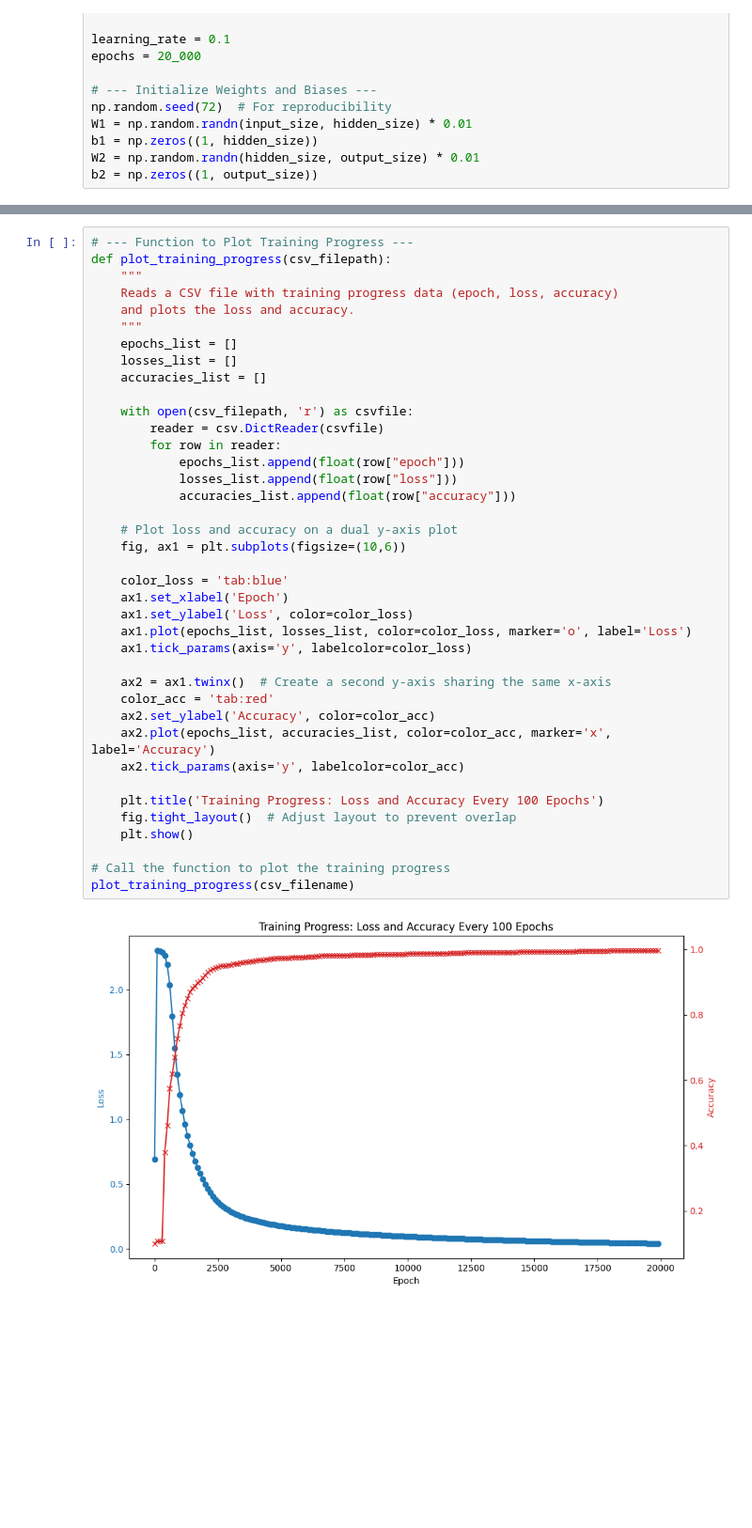
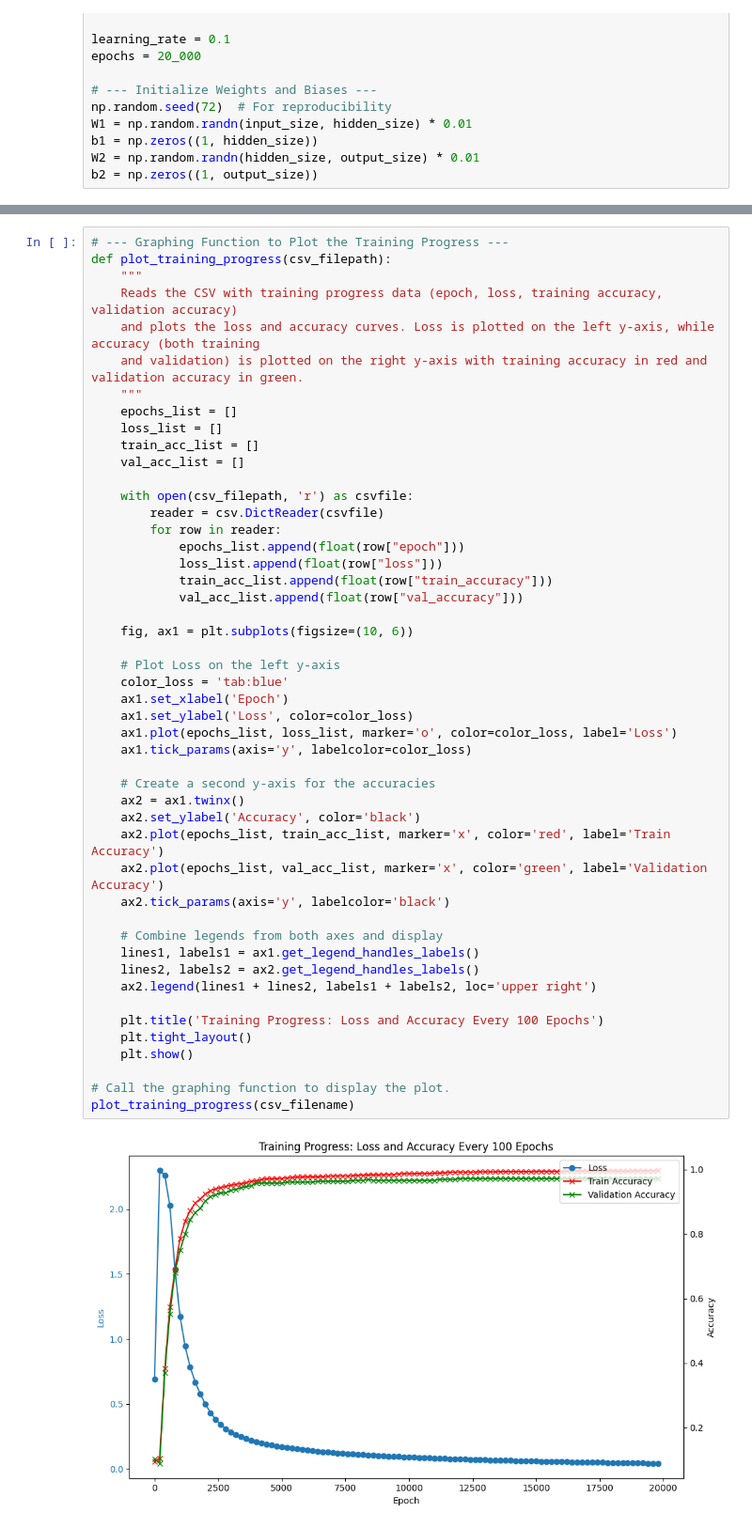
Before and after one commit to zkoenigxd/Neural_Net_From_Scratch, a Jupyter notebook: main.ipynb, the cells around one changed output, grey strips where cells are left out. Shown at 94% size. Saved outputs shown, nothing was run; the diff lists cells and outputs as text; blank space fills up the shorter version.

Commit message:
Added graph of validation data
Now we sample 100 data points during training

```diff
--- a/main.ipynb
+++ b/main.ipynb
@@ -270,41 +279,50 @@ plot_confidence_comparison(A2, true_labels, 50)
 # %%
-# --- Function to Plot Training Progress ---
+# --- Graphing Function to Plot the Training Progress ---
 def plot_training_progress(csv_filepath):
     """
-    Reads a CSV file with training progress data (epoch, loss, accuracy)
-    and plots the loss and accuracy.
+    Reads the CSV with training progress data (epoch, loss, training accuracy, validation accuracy)
+    and plots the loss and accuracy curves. Loss is plotted on the left y-axis, while accuracy (both training
+    and validation) is plotted on the right y-axis with training accuracy in red and validation accuracy in green.
     """
     epochs_list = []
-    losses_list = []
-    accuracies_list = []
+    loss_list = []
+    train_acc_list = []
+    val_acc_list = []
 
     with open(csv_filepath, 'r') as csvfile:
         reader = csv.DictReader(csvfile)
         for row in reader:
             epochs_list.append(float(row["epoch"]))
-            losses_list.append(float(row["loss"]))
-            accuracies_list.append(float(row["accuracy"]))
+            loss_list.append(float(row["loss"]))
+            train_acc_list.append(float(row["train_accuracy"]))
+            val_acc_list.append(float(row["val_accuracy"]))
 
-    # Plot loss and accuracy on a dual y-axis plot
-    fig, ax1 = plt.subplots(figsize=(10,6))
+    fig, ax1 = plt.subplots(figsize=(10, 6))
 
+    # Plot Loss on the left y-axis
     color_loss = 'tab:blue'
     ax1.set_xlabel('Epoch')
     ax1.set_ylabel('Loss', color=color_loss)
-    ax1.plot(epochs_list, losses_list, color=color_loss, marker='o', label='Loss')
+    ax1.plot(epochs_list, loss_list, marker='o', color=color_loss, label='Loss')
     ax1.tick_params(axis='y', labelcolor=color_loss)
 
-    ax2 = ax1.twinx()  # Create a second y-axis sharing the same x-axis
-    color_acc = 'tab:red'
-    ax2.set_ylabel('Accuracy', color=color_acc)
-    ax2.plot(epochs_list, accuracies_list, color=color_acc, marker='x', label='Accuracy')
-    ax2.tick_params(axis='y', labelcolor=color_acc)
+    # Create a second y-axis for the accuracies
+    ax2 = ax1.twinx()
+    ax2.set_ylabel('Accuracy', color='black')
+    ax2.plot(epochs_list, train_acc_list, marker='x', color='red', label='Train Accuracy')
+    ax2.plot(epochs_list, val_acc_list, marker='x', color='green', label='Validation Accuracy')
+    ax2.tick_params(axis='y', labelcolor='black')
+
+    # Combine legends from both axes and display
+    lines1, labels1 = ax1.get_legend_handles_labels()
+    lines2, labels2 = ax2.get_legend_handles_labels()
+    ax2.legend(lines1 + lines2, labels1 + labels2, loc='upper right')
 
     plt.title('Training Progress: Loss and Accuracy Every 100 Epochs')
-    fig.tight_layout()  # Adjust layout to prevent overlap
+    plt.tight_layout()
     plt.show()
 
-# Call the function to plot the training progress
+# Call the graphing function to display the plot.
 plot_training_progress(csv_filename)
 # %% [output]
-[figure, old version]
+[figure, new version]
```
Also changed, not shown: parts of 5 cells of this notebook.
